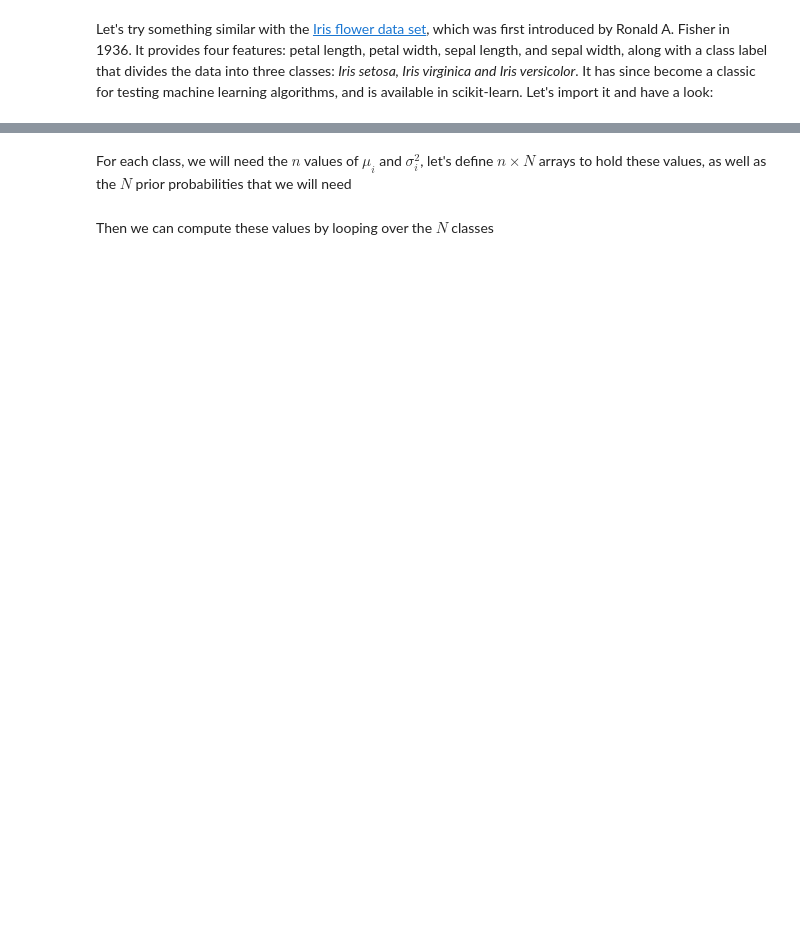
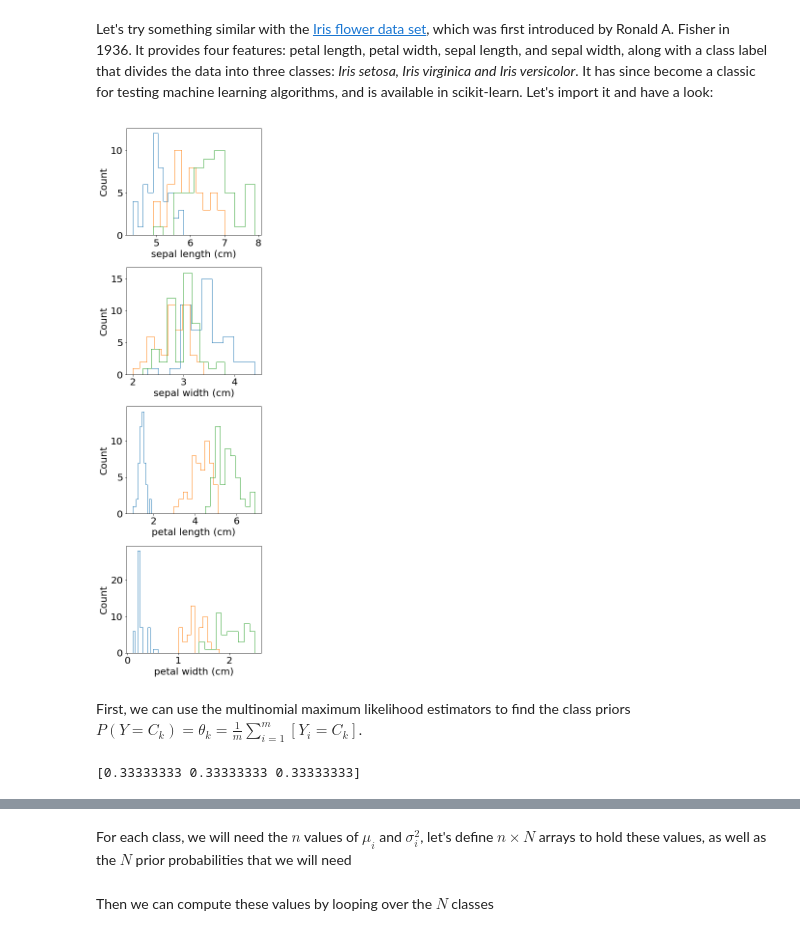
Before and after one commit to UMT-CS447-547-Fall-2018/Lecture_Notes, a Jupyter notebook: 03_naive_bayes.ipynb, the cells around one changed output, grey strips where cells are left out. Cells and saved outputs as stored; diff of their text form; code cells hidden in the pictures; blank space fills up the shorter version.

```diff
--- a/03_naive_bayes.ipynb
+++ b/03_naive_bayes.ipynb
@@ -122,2 +96,46 @@ plt.show()
 # %% [markdown]
 Let's try something similar with the [Iris flower data set](https://en.wikipedia.org/wiki/Iris_flower_data_set), which was first introduced by Ronald A. Fisher in 1936.  It provides four features: petal length, petal width, sepal length, and sepal width, along with a class label that divides the data into three classes: *Iris setosa, Iris virginica and Iris versicolor*.  It has since become a classic for testing machine learning algorithms, and is available in scikit-learn.  Let's import it and have a look:
+# %%
+import matplotlib as mpl
+import matplotlib.pyplot as plt
+mpl.rcParams['figure.figsize'] = [5,20]
+mpl.rcParams['font.size'] = 20
+import numpy as np
+
+from sklearn import datasets
+from sklearn.model_selection import train_test_split
+from sklearn.metrics import confusion_matrix
+
+# Load the dataset
+iris = datasets.load_iris()
+X = iris.data    # n x m matrix of features
+Y = iris.target  # n vector of classes
+
+classes = [0,1,2] #Numeric class identifiers: 0 -> Setosa, 1-> Versicolor, 2-> Virginica
+N = len(classes)
+m = X.shape[0]
+n = X.shape[1]
+
+fig,axs = plt.subplots(nrows=4,ncols=1)
+fig.subplots_adjust(hspace=0.3)
+for i in range(4):
+    axs[i].hist(X[Y==0,i],histtype='step')
+    axs[i].hist(X[Y==1,i],histtype='step')
+    axs[i].hist(X[Y==2,i],histtype='step')
+    axs[i].set_xlabel(iris.feature_names[i])
+    axs[i].set_ylabel('Count')
+
+
+plt.show()
+# %% [output]
+[figure, added]
+# %% [markdown]
+First, we can use the multinomial maximum likelihood estimators to find the class priors $P(Y=C_k) = \theta_k = \frac{1}{m} \sum_{i=1}^m [Y_i = C_k]$.
+# %%
+theta_prior = np.zeros((N))
+theta_prior[0] = sum(Y==0)/m
+theta_prior[1] = sum(Y==1)/m
+theta_prior[2] = sum(Y==2)/m
+print(theta_prior)
+# %% [output]
+[0.33333333 0.33333333 0.33333333]
```
Also changed, not shown: parts of 30 cells of this notebook, 1 other file.
